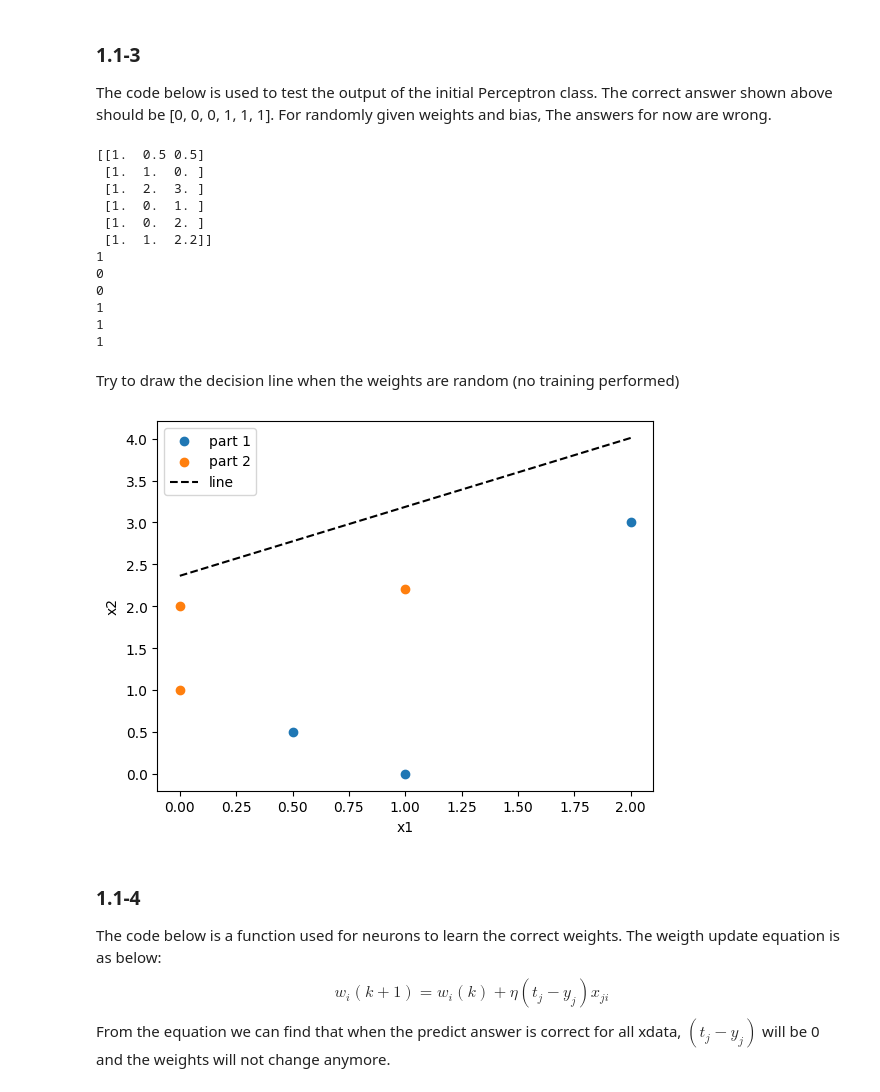
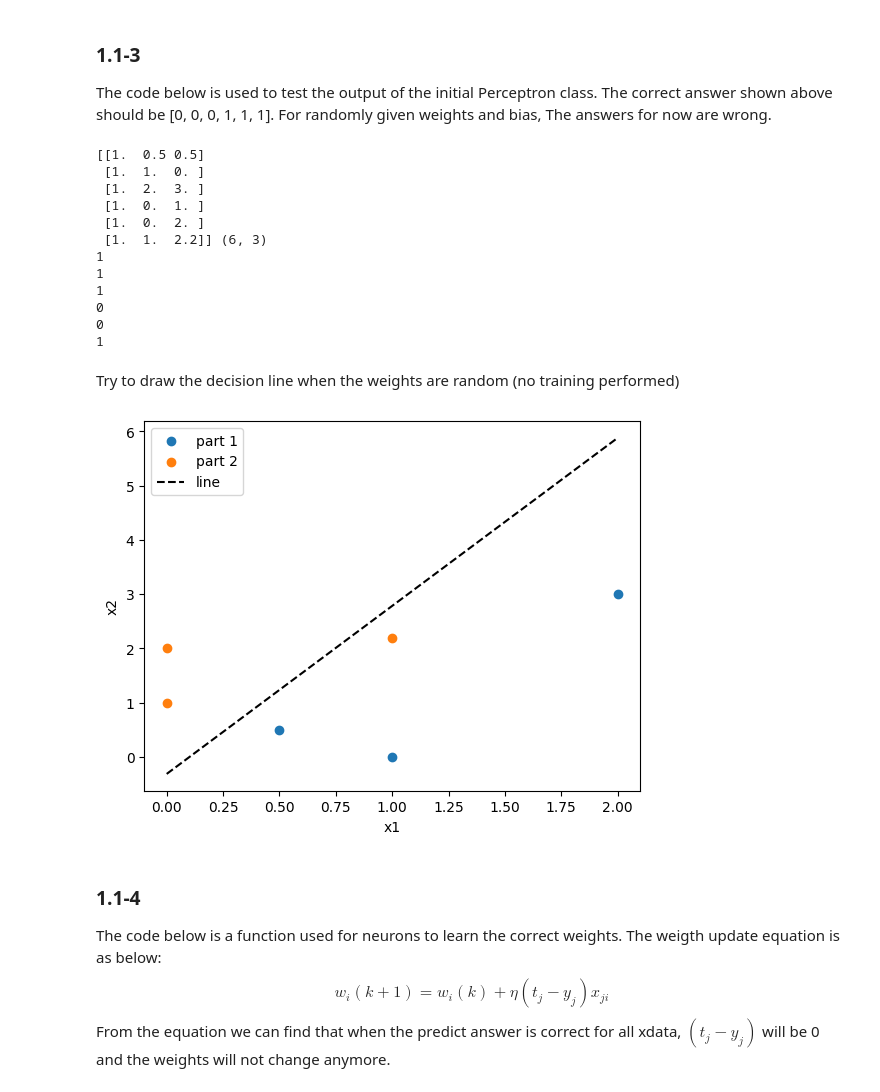
Before and after one commit to MarcelZelent/Bioinspired-Marcel, a Jupyter notebook: Week1/Exercise1/perceptron - Marcel.ipynb, the cells around one changed output. Saved outputs shown, nothing was run; the diff lists cells and outputs as text; code cells hidden in the pictures.

Commit message:
Changed to fit the actual inputs

```diff
--- a/Week1/Exercise1/perceptron - Marcel.ipynb
+++ b/Week1/Exercise1/perceptron - Marcel.ipynb
@@ -64,7 +64,7 @@ class Perceptron:
         if not isinstance(act_f, type) or not issubclass(act_f, ActivationFunction):
             raise TypeError('act_f has to be a subclass of ActivationFunction (not a class instance).')
         # weights
-        self.w = np.random.normal(0, 1, (n_inputs+1,))
+        self.w = np.random.normal(0, 1, (n_inputs))
         # activation function
         self.f = act_f()
 
@@ -124,8 +124,9 @@ The code below is used to test the output of the initial Perceptron class. The c
 ## TODO Test perceptron initialization
 xdata_shape = xdata.shape
 xdata_train = np.append(np.ones((6,1)), xdata, axis=1)
-print(xdata_train)
-p = Perceptron(xdata_shape[1], SignActivation)
+xdata_train_shape = xdata_train.shape
+print(xdata_train, xdata_train_shape)
+p = Perceptron(xdata_train_shape[1], SignActivation)
 for i in range(6):
     print(p.predict(xdata_train[i,:]) )
 # %% [output]
@@ -134,28 +135,28 @@ for i in range(6):
  [1.  2.  3. ]
  [1.  0.  1. ]
  [1.  0.  2. ]
- [1.  1.  2.2]]
+ [1.  1.  2.2]] (6, 3)
+1
+1
 1
 0
 0
 1
-1
-1
 # %% [markdown]
 Try to draw the decision line when the weights are random (no training performed)
 # %%
 fig, ax = plt.subplots()
 ax.scatter(xdata[0:3, 0], xdata[0:3, 1], label='part 1')
 ax.scatter(xdata[3:6, 0], xdata[3:6, 1], label='part 2')
 x=np.linspace(0, 2, 100)
-y0 = -(p.w[1]/p.w[2])*x-p.w[0]/p.w[2]
-ax.plot(x, y0, label='line', color='black', linestyle='--')
+y = -(p.w[1]/p.w[2])*x-p.w[0]/p.w[2]
+ax.plot(x, y, label='line', color='black', linestyle='--')
 ax.set_xlabel('x1')
 ax.set_ylabel('x2')
 ax.legend()
 plt.show()
 # %% [output]
-[figure, old version]
+[figure, new version]
 # %% [markdown]
 ### 1.1-4
 The code below is a function used for neurons to learn the correct weights. The weigth update equation is as below:
```
Also changed, not shown: parts of 5 cells of this notebook, 2 other files.
